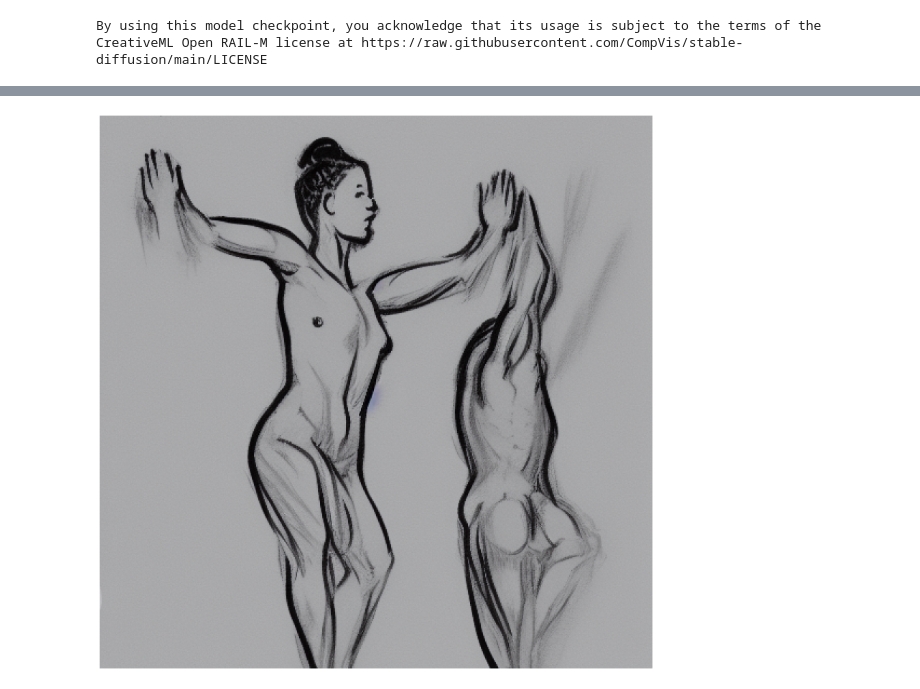
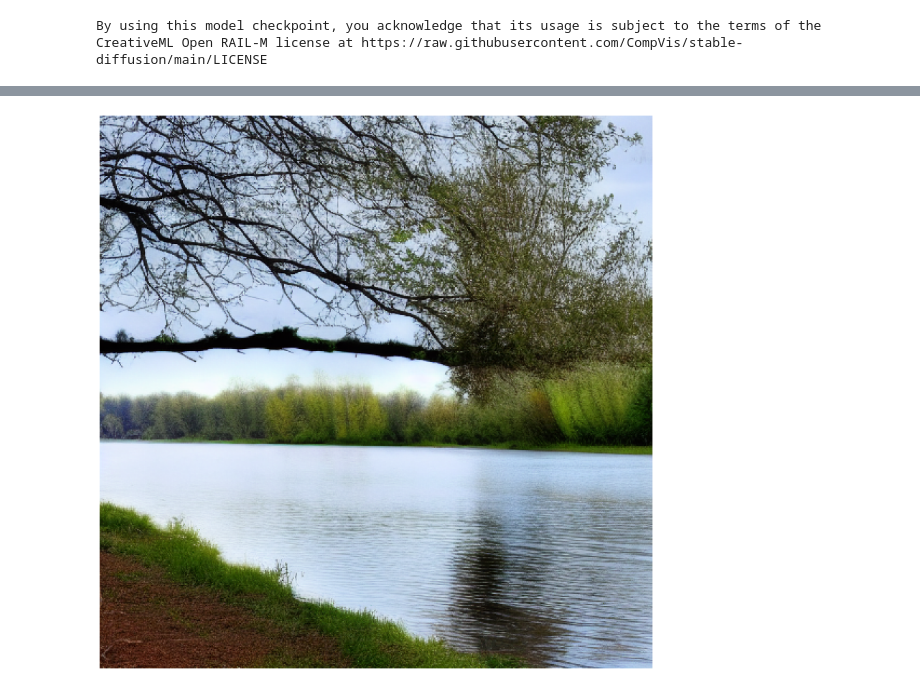
Before and after one commit to Aghead-B/AAI-Digital-Life-Project, a Jupyter notebook: Word_To_Image/Word_to_image.ipynb, the cells around one changed output, grey strips where cells are left out. Drawn from its saved outputs; the diff is of its cells as text; code cells hidden in the pictures.

Commit message:
fix for image generation

```diff
--- a/Word_To_Image/Word_to_image.ipynb
+++ b/Word_To_Image/Word_to_image.ipynb
@@ -11,7 +11,7 @@ model = keras_cv.models.StableDiffusion(img_width=512, img_height=512, jit_compi
 By using this model checkpoint, you acknowledge that its usage is subject to the terms of the CreativeML Open RAIL-M license at https://raw.githubusercontent.com/CompVis/stable-diffusion/main/LICENSE
 # %%
 images = model.text_to_image(
-    prompt="Naked woman doing jumping jacks sketch.",
+    prompt="Pretty tree in a river sketch",
     batch_size=1,  # How many images to generate at once
     num_steps=10,  # Number of iterations (controls image quality)
     seed=123,  # Set this to always get the same image from the same prompt
@@ -32,5 +32,5 @@ print(plot_images(images))
 None
-[figure, old version]
+[figure, new version]
 # %%
 # # https://iask.ai/
 # # What AI model do I need to generate an image based on text. It needs to be free. It needs to run on slow pc.
```
Also changed, not shown: parts of 1 cell of this notebook.
